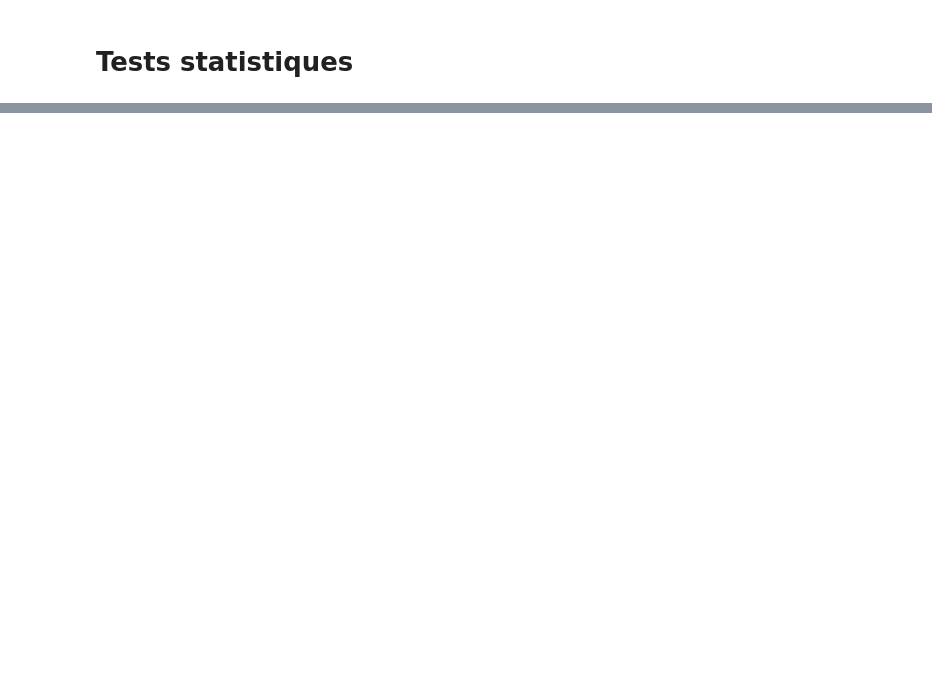
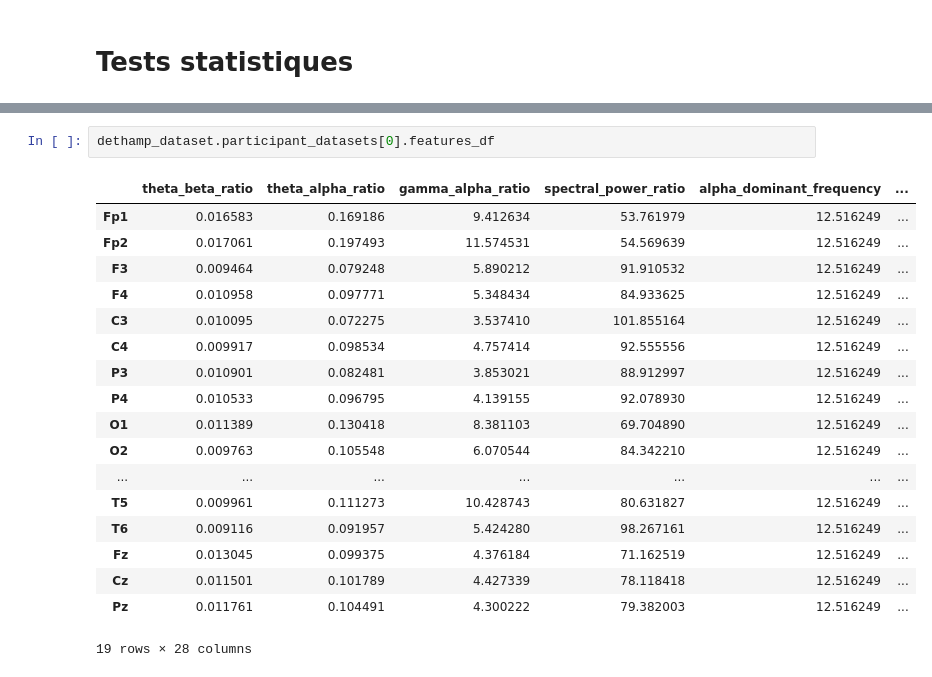
Before and after one commit to thePTH/eeg, a Jupyter notebook: notebook.ipynb, the cells around one changed output, grey strips where cells are left out. Cells and saved outputs as stored; diff of their text form; blank space fills up the shorter version.

```diff
--- a/notebook.ipynb
+++ b/notebook.ipynb
@@ -185,0 +344,21 @@ hello
+# %%
+dethamp_dataset.participant_datasets[0].features_df
+# %% [output]
+|  | theta_beta_ratio | theta_alpha_ratio | gamma_alpha_ratio | spectral_power_ratio | alpha_dominant_frequency | ... |
+| Fp1 | 0.016583 | 0.169186 | 9.412634 | 53.761979 | 12.516249 | ... |
+| Fp2 | 0.017061 | 0.197493 | 11.574531 | 54.569639 | 12.516249 | ... |
+| F3 | 0.009464 | 0.079248 | 5.890212 | 91.910532 | 12.516249 | ... |
+| F4 | 0.010958 | 0.097771 | 5.348434 | 84.933625 | 12.516249 | ... |
+| C3 | 0.010095 | 0.072275 | 3.537410 | 101.855164 | 12.516249 | ... |
+| C4 | 0.009917 | 0.098534 | 4.757414 | 92.555556 | 12.516249 | ... |
+| P3 | 0.010901 | 0.082481 | 3.853021 | 88.912997 | 12.516249 | ... |
+| P4 | 0.010533 | 0.096795 | 4.139155 | 92.078930 | 12.516249 | ... |
+| O1 | 0.011389 | 0.130418 | 8.381103 | 69.704890 | 12.516249 | ... |
+| O2 | 0.009763 | 0.105548 | 6.070544 | 84.342210 | 12.516249 | ... |
+| ... | ... | ... | ... | ... | ... | ... |
+| T5 | 0.009961 | 0.111273 | 10.428743 | 80.631827 | 12.516249 | ... |
+| T6 | 0.009116 | 0.091957 | 5.424280 | 98.267161 | 12.516249 | ... |
+| Fz | 0.013045 | 0.099375 | 4.376184 | 71.162519 | 12.516249 | ... |
+| Cz | 0.011501 | 0.101789 | 4.427339 | 78.118418 | 12.516249 | ... |
+| Pz | 0.011761 | 0.104491 | 4.300222 | 79.382003 | 12.516249 | ... |
+19 rows × 28 columns
```
Also changed, not shown: parts of 14 cells of this notebook, 12 other files.
